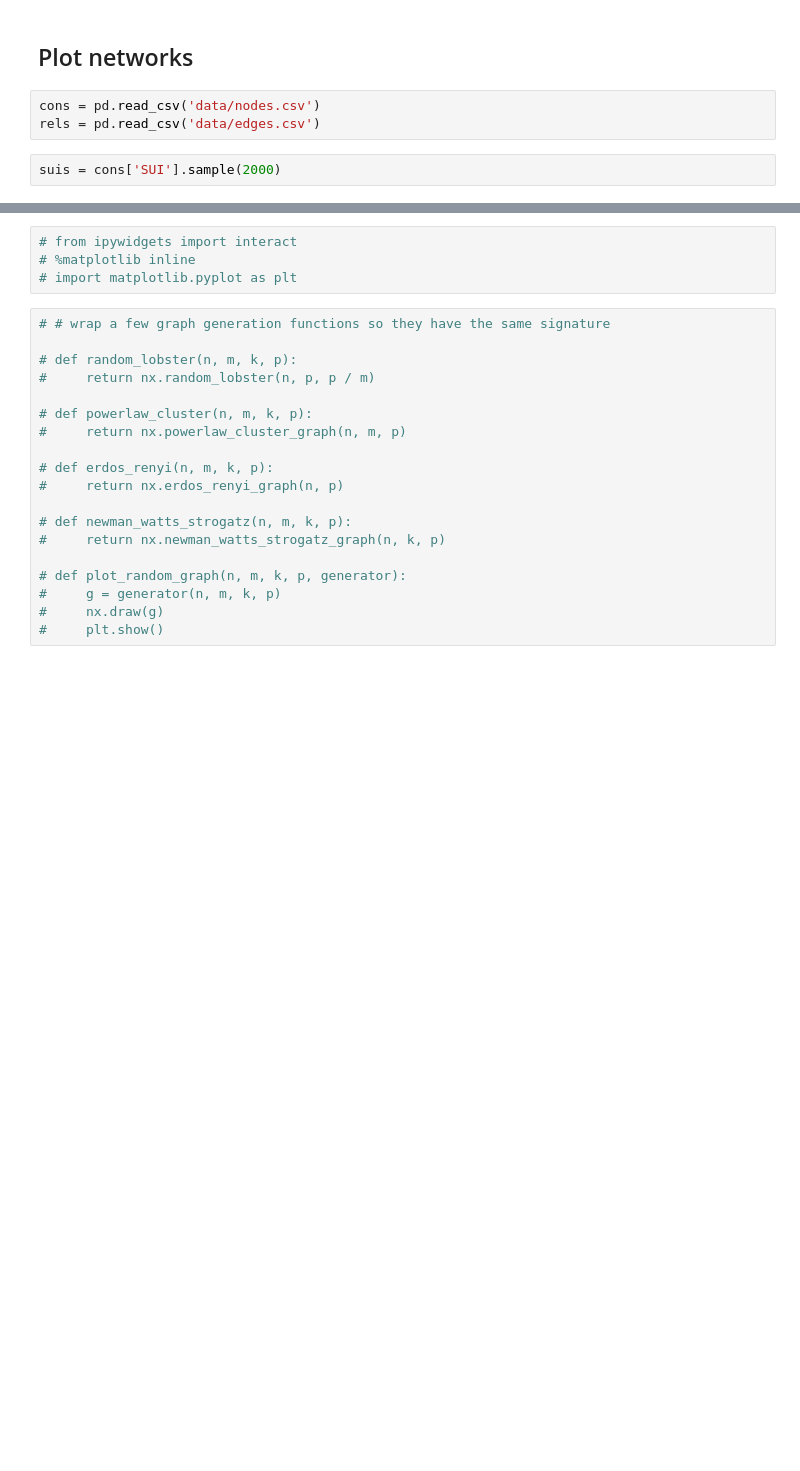
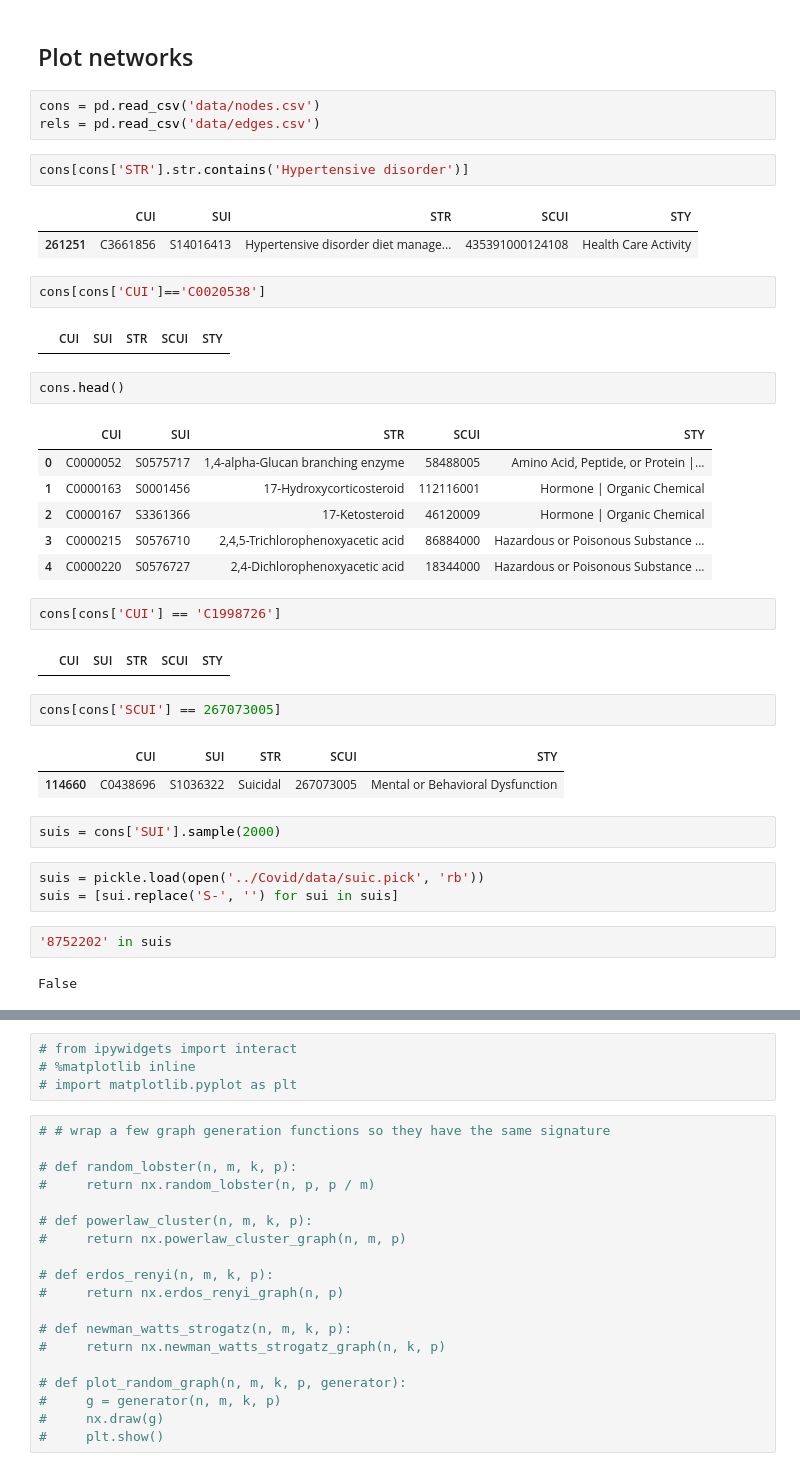
Before and after one commit to wtgme/snomed, a Jupyter notebook: networks.ipynb, the cells around one changed output, grey strips where cells are left out. Cells and saved outputs as stored; diff of their text form; blank space fills up the shorter version.

```diff
--- a/networks.ipynb
+++ b/networks.ipynb
@@ -118,7 +119,41 @@ rel.to_csv('data/edges.csv', index=None)
 # %%
 cons = pd.read_csv('data/nodes.csv')
 rels = pd.read_csv('data/edges.csv')
+# %%
+cons[cons['STR'].str.contains('Hypertensive disorder')]
+# %% [output]
+|  | CUI | SUI | STR | SCUI | STY |
+| 261251 | C3661856 | S14016413 | Hypertensive disorder diet manage... | 435391000124108 | Health Care Activity |
+# %%
+cons[cons['CUI']=='C0020538']
+# %% [output]
+|  | CUI | SUI | STR | SCUI | STY |
+# %%
+cons.head()
+# %% [output]
+|  | CUI | SUI | STR | SCUI | STY |
+| 0 | C0000052 | S0575717 | 1,4-alpha-Glucan branching enzyme | 58488005 | Amino Acid, Peptide, or Protein |... |
+| 1 | C0000163 | S0001456 | 17-Hydroxycorticosteroid | 112116001 | Hormone | Organic Chemical |
+| 2 | C0000167 | S3361366 | 17-Ketosteroid | 46120009 | Hormone | Organic Chemical |
+| 3 | C0000215 | S0576710 | 2,4,5-Trichlorophenoxyacetic acid | 86884000 | Hazardous or Poisonous Substance ... |
+| 4 | C0000220 | S0576727 | 2,4-Dichlorophenoxyacetic acid | 18344000 | Hazardous or Poisonous Substance ... |
+# %%
+cons[cons['CUI'] == 'C1998726']
+# %% [output]
+|  | CUI | SUI | STR | SCUI | STY |
+# %%
+cons[cons['SCUI'] == 267073005]
+# %% [output]
+|  | CUI | SUI | STR | SCUI | STY |
+| 114660 | C0438696 | S1036322 | Suicidal | 267073005 | Mental or Behavioral Dysfunction |
 # %%
 suis = cons['SUI'].sample(2000)
+# %%
+suis = pickle.load(open('../Covid/data/suic.pick', 'rb'))
+suis = [sui.replace('S-', '') for sui in suis]
+# %%
+'8752202' in suis
+# %% [output]
+False
 # %%
 def network(suis):
```
Also changed, not shown: parts of 9 cells of this notebook.
